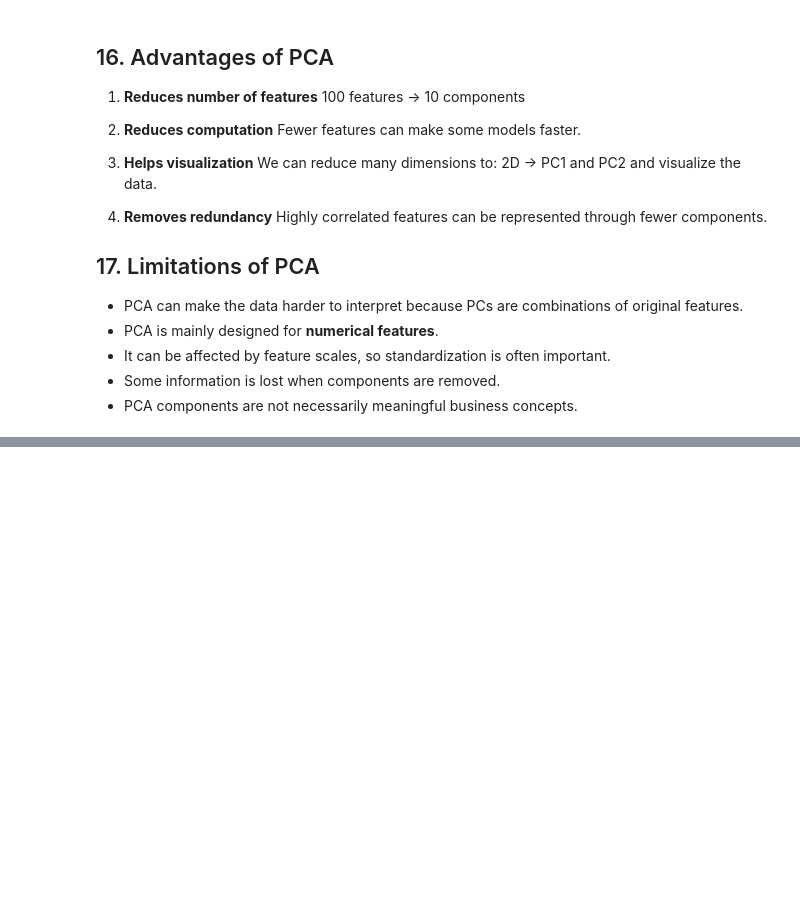
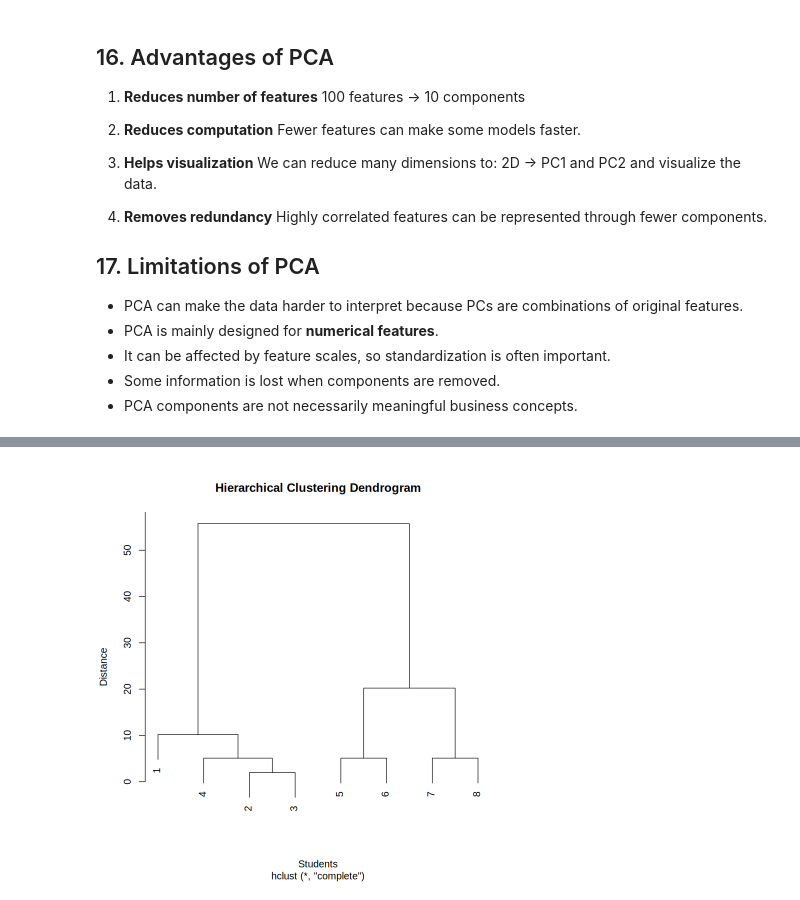
Before and after one commit to rakeshrabadiya/RwithML-GCF, a Jupyter notebook: Introduction_to_R_with_ML.ipynb, the cells around one changed output, grey strips where cells are left out. Saved outputs shown, nothing was run; the diff lists cells and outputs as text; code cells hidden in the pictures; blank space fills up the shorter version.

```diff
--- a/Introduction_to_R_with_ML.ipynb
+++ b/Introduction_to_R_with_ML.ipynb
@@ -1838,0 +2637,68 @@ https://drive.google.com/drive/folders/1BUCwuZSBk0peIAM9bkU1pZVzjQTTj1ce
+# %%
+# ============================================
+# HIERARCHICAL CLUSTERING IN R
+# ============================================
+
+# Step 1: Create sample student data
+# StudyHours = hours studied
+# Marks = marks obtained
+
+students <- data.frame(
+  StudyHours = c(1, 2, 2, 3, 7, 8, 9, 10),
+  Marks = c(35, 40, 42, 45, 70, 75, 85, 90)
+)
+
+# Display the data
+print(students)
+
+
+# Step 2: Calculate distance between students
+# dist() calculates the distance between data points
+
+distance <- dist(students)
+
+# Display the distances
+print(distance)
+
+
+# Step 3: Perform hierarchical clustering
+# method = "complete" means complete linkage
+# It decides the distance between clusters
+# based on the farthest pair of points
+
+hc <- hclust(distance, method = "complete")
+
+
+# Step 4: Display the clustering result
+
+print(hc)
+
+
+# Step 5: Draw the dendrogram
+# A dendrogram is a tree showing how
+# the data points are grouped
+
+plot(
+  hc,
+  main = "Hierarchical Clustering Dendrogram",
+  xlab = "Students",
+  ylab = "Distance"
+)
+
+
+# Step 6: Create 2 clusters
+# k = 2 means we want to divide the data
+# into 2 final groups
+
+clusters <- cutree(hc, k = 2)
+
+
+# Step 7: Add cluster numbers to the data
+
+students$Cluster <- clusters
+
+
+# Step 8: Display the final result
+
+print(students)
+# %% [output]
@@ -1838,0 +2722 @@ https://drive.google.com/drive/folders/1BUCwuZSBk0peIAM9bkU1pZVzjQTTj1ce
+[figure, added]
```
Also changed, not shown: parts of 19 cells of this notebook.
